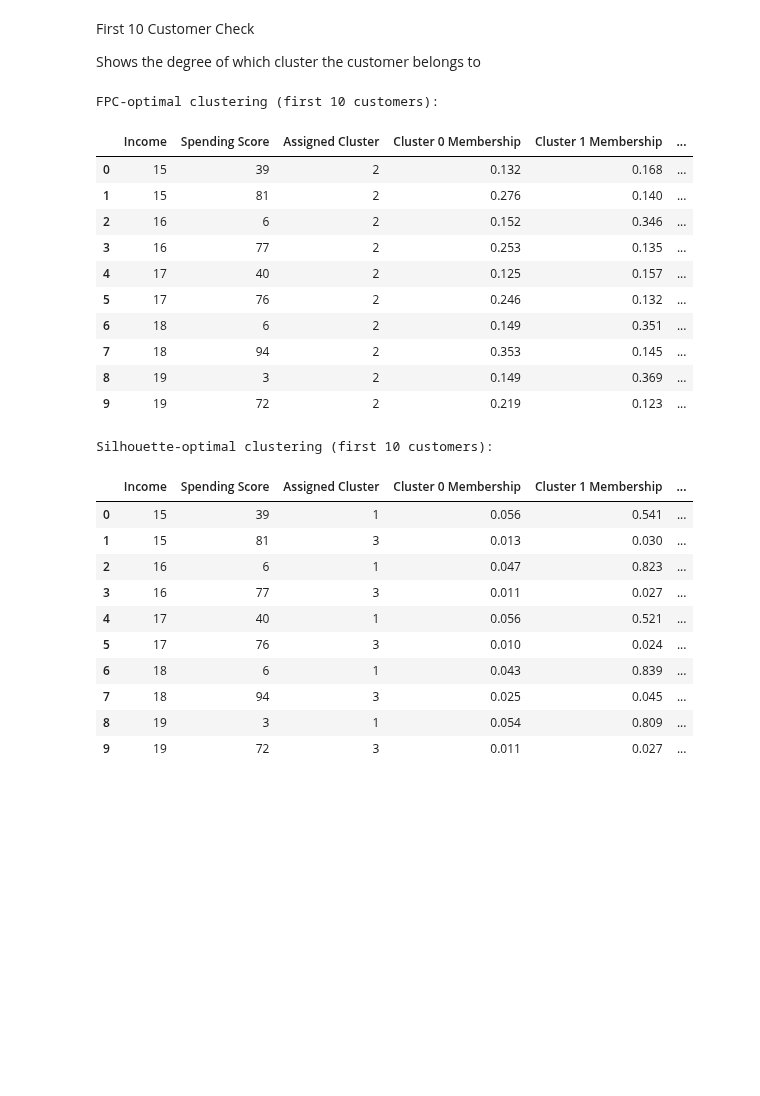
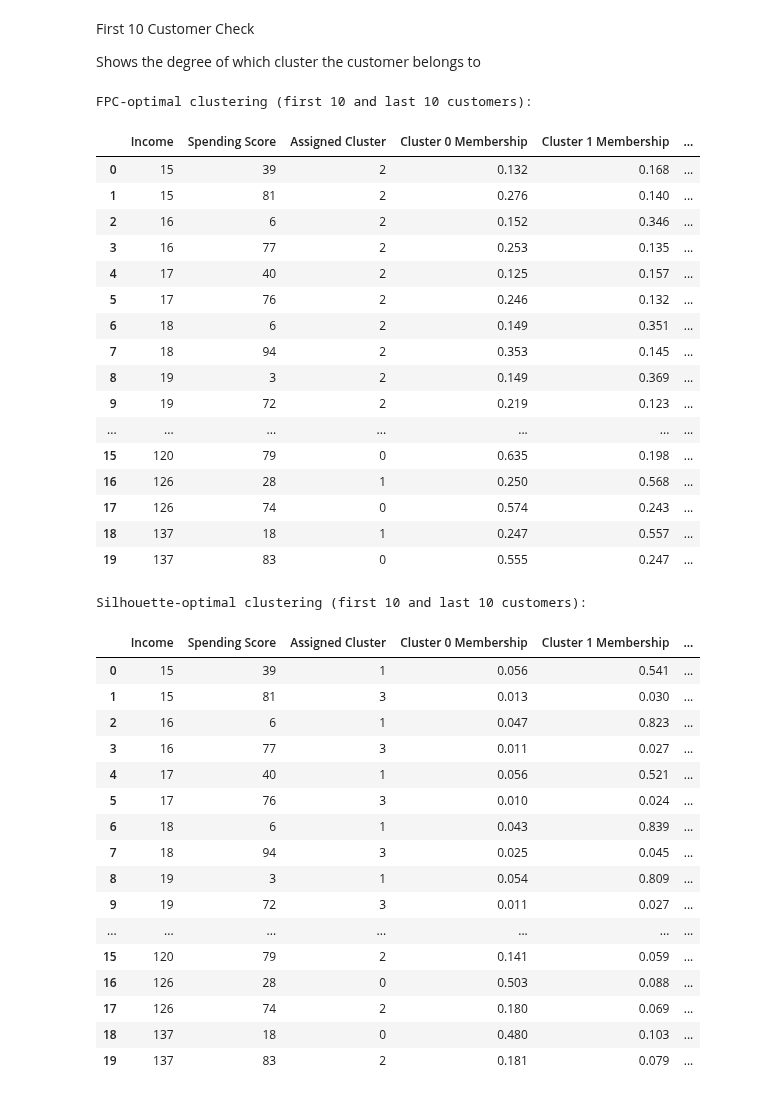
Before and after one commit to CedricBaaklini/Machine-Learning-Project, a Jupyter notebook: Project 1/FuzzyKMeans.ipynb, the cells around one changed output. Drawn from its saved outputs; the diff is of its cells as text; code cells hidden in the pictures; blank space fills up the shorter version.

Commit message:
Added Extra Customer Review

```diff
--- a/Project 1/FuzzyKMeans.ipynb
+++ b/Project 1/FuzzyKMeans.ipynb
@@ -249,37 +251,58 @@ Shows the degree of which cluster the customer belongs to
 # %%
 def show_memberships(df, u, hard_labels, method_name):
     k = u.shape[0]
-    data = []
+    # First 10
+    data_first = []
     for i in range(10):
         row = {
             "Income": df.iloc[i]['Annual Income (k$)'],
             "Spending Score": df.iloc[i]['Spending Score (1-100)'],
             "Assigned Cluster": hard_labels[i]
         }
         for c in range(k):
             row[f"Cluster {c} Membership"] = round(u[c, i], 3)
-        data.append(row)
-    display(pd.DataFrame(data))
+        data_first.append(row)
+    # Last 10
+    data_last = []
+    for i in range(-10, 0):
+        row = {
+            "Income": df.iloc[i]['Annual Income (k$)'],
+            "Spending Score": df.iloc[i]['Spending Score (1-100)'],
+            "Assigned Cluster": hard_labels[i]
+        }
+        for c in range(k):
+            row[f"Cluster {c} Membership"] = round(u[c, i], 3)
+        data_last.append(row)
+    print(f"{method_name} - First 10 customers:")
+    display(pd.DataFrame(data_first))
+    print(f"{method_name} - Last 10 customers:")
+    display(pd.DataFrame(data_last))
 
-print("FPC-optimal clustering (first 10 customers):")
+print("FPC-optimal clustering:")
 show_memberships(df, u_fpc, hard_labels_fpc, "FPC")
 
-print("Silhouette-optimal clustering (first 10 customers):")
+print("Silhouette-optimal clustering:")
 show_memberships(df, u_sil, hard_labels_sil, "Silhouette")
 # %% [output]
-FPC-optimal clustering (first 10 customers):
+FPC-optimal clustering (first 10 and last 10 customers):
 |  | Income | Spending Score | Assigned Cluster | Cluster 0 Membership | Cluster 1 Membership | ... |
 | 0 | 15 | 39 | 2 | 0.132 | 0.168 | ... |
 | 1 | 15 | 81 | 2 | 0.276 | 0.140 | ... |
 | 2 | 16 | 6 | 2 | 0.152 | 0.346 | ... |
 | 3 | 16 | 77 | 2 | 0.253 | 0.135 | ... |
 | 4 | 17 | 40 | 2 | 0.125 | 0.157 | ... |
 | 5 | 17 | 76 | 2 | 0.246 | 0.132 | ... |
 | 6 | 18 | 6 | 2 | 0.149 | 0.351 | ... |
 | 7 | 18 | 94 | 2 | 0.353 | 0.145 | ... |
 | 8 | 19 | 3 | 2 | 0.149 | 0.369 | ... |
 | 9 | 19 | 72 | 2 | 0.219 | 0.123 | ... |
+| ... | ... | ... | ... | ... | ... | ... |
+| 15 | 120 | 79 | 0 | 0.635 | 0.198 | ... |
+| 16 | 126 | 28 | 1 | 0.250 | 0.568 | ... |
+| 17 | 126 | 74 | 0 | 0.574 | 0.243 | ... |
+| 18 | 137 | 18 | 1 | 0.247 | 0.557 | ... |
+| 19 | 137 | 83 | 0 | 0.555 | 0.247 | ... |
-Silhouette-optimal clustering (first 10 customers):
+Silhouette-optimal clustering (first 10 and last 10 customers):
 |  | Income | Spending Score | Assigned Cluster | Cluster 0 Membership | Cluster 1 Membership | ... |
 | 0 | 15 | 39 | 1 | 0.056 | 0.541 | ... |
 | 1 | 15 | 81 | 3 | 0.013 | 0.030 | ... |
@@ -291,3 +314,9 @@ Silhouette-optimal clustering (first 10 customers):
 | 7 | 18 | 94 | 3 | 0.025 | 0.045 | ... |
 | 8 | 19 | 3 | 1 | 0.054 | 0.809 | ... |
 | 9 | 19 | 72 | 3 | 0.011 | 0.027 | ... |
+| ... | ... | ... | ... | ... | ... | ... |
+| 15 | 120 | 79 | 2 | 0.141 | 0.059 | ... |
+| 16 | 126 | 28 | 0 | 0.503 | 0.088 | ... |
+| 17 | 126 | 74 | 2 | 0.180 | 0.069 | ... |
+| 18 | 137 | 18 | 0 | 0.480 | 0.103 | ... |
+| 19 | 137 | 83 | 2 | 0.181 | 0.079 | ... |
```
Also changed, not shown: parts of 1 cell of this notebook.
